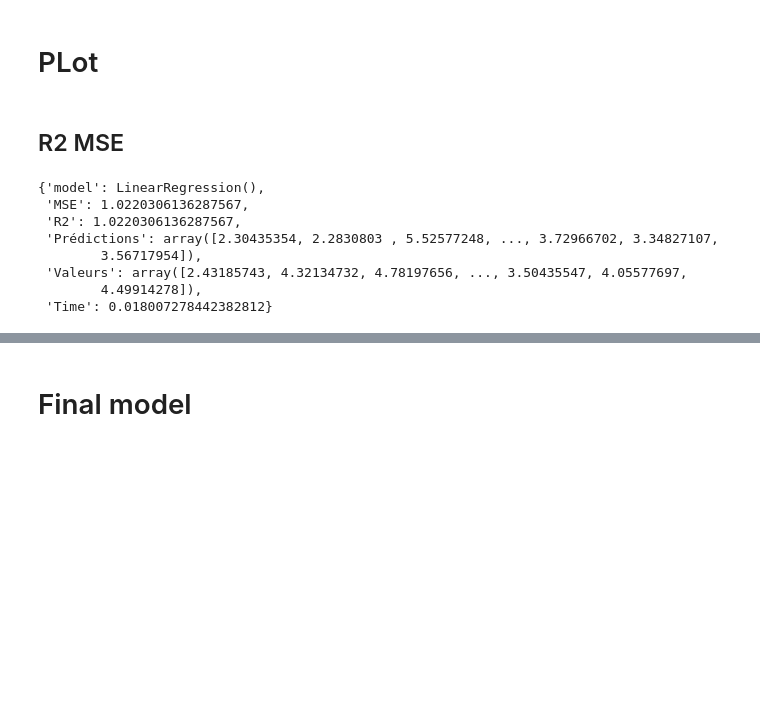
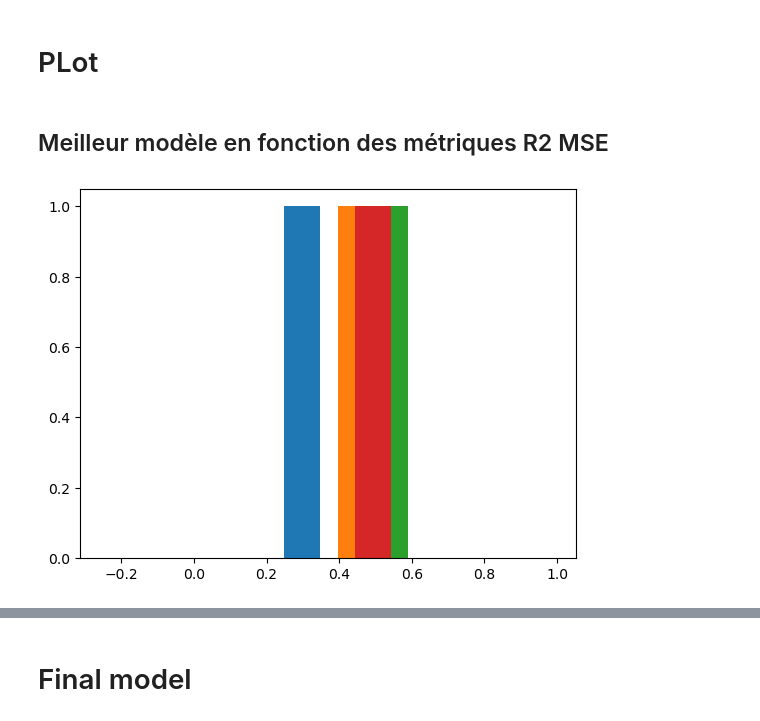
Before and after one commit to ArhurK/P4-Anticipez-les-besoins-en-consommation-de-batiments, a Jupyter notebook: Cible 1 log TotalGHGEmissions.ipynb, the cells around one changed output, grey strips where cells are left out. Saved outputs shown, nothing was run; the diff lists cells and outputs as text; code cells hidden in the pictures; blank space fills up the shorter version.

```diff
--- a/Cible 1 log TotalGHGEmissions.ipynb
+++ b/Cible 1 log TotalGHGEmissions.ipynb
@@ -267,7 +226,7 @@ def ML (model, X = X_train, y = y_train, param = None):
 
     result = {'model' : model,
             'MSE' : mean_squared_error(list_pred,list_val),
-            'R2' : mean_squared_error(list_pred,list_val),
+            'R2' : r2_score(list_pred,list_val),
             'Prédictions' : list_pred,
             'Valeurs' : list_val,
             'Time' : end-start
@@ -379,18 +329,16 @@ for model,param in zip(model_list,params_list):
 # %% [markdown]
 # PLot
 # %% [markdown]
-## R2 MSE
+## Meilleur modèle en fonction des métriques R2 MSE
-# %%
-res[0]
-# %% [output]
-{'model': LinearRegression(),
- 'MSE': 1.0220306136287567,
- 'R2': 1.0220306136287567,
- 'Prédictions': array([2.30435354, 2.2830803 , 5.52577248, ..., 3.72966702, 3.34827107,
-        3.56717954]),
- 'Valeurs': array([2.43185743, 4.32134732, 4.78197656, ..., 3.50435547, 4.05577697,
-        4.49914278]),
- 'Time': 0.018007278442382812}
+# %%
+plt.figure()
+plt.hist(res[0]['R2'])
+plt.hist(res[1]['R2'])
+plt.hist(res[2]['R2'])
+plt.hist(res[3]['R2'])
+plt.show()
+# %% [output]
+[figure, added]
 # %%
 list_res = [0,1,2,3]
 for i in list_res:
```
Also changed, not shown: parts of 108 cells of this notebook, 3 other files.
